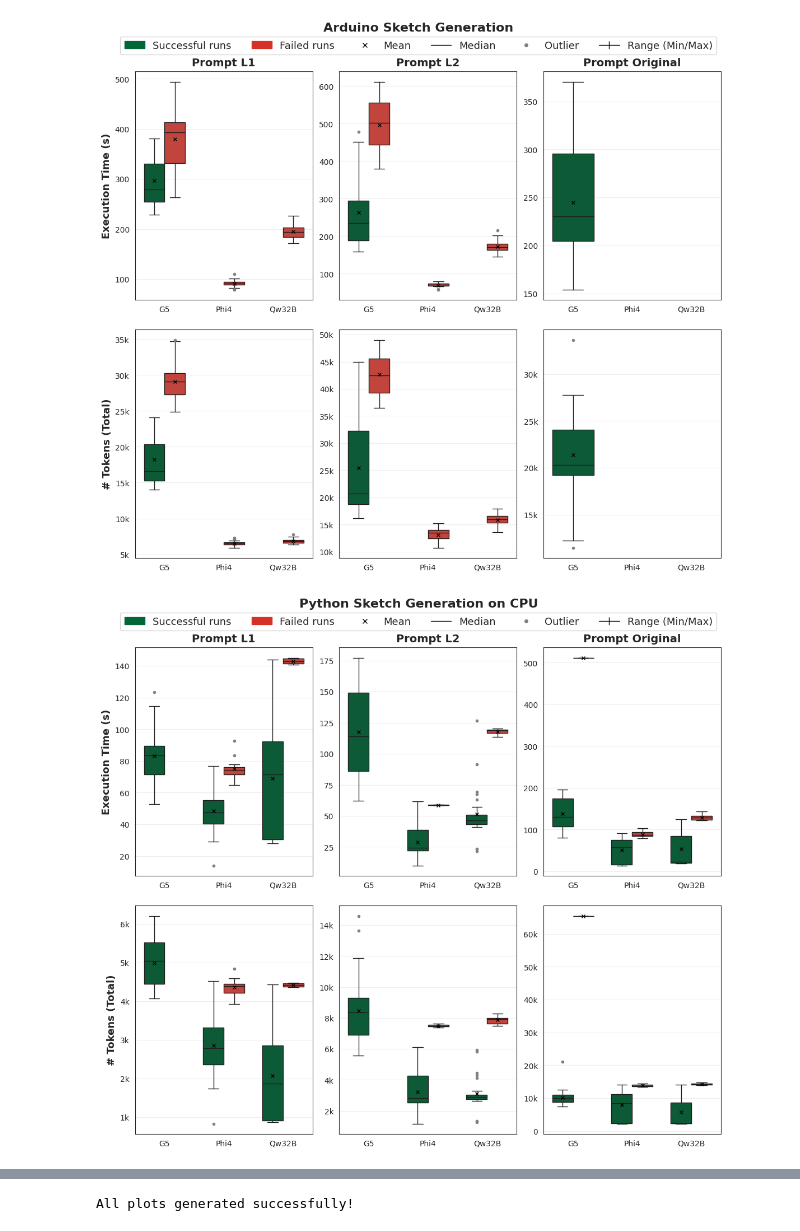
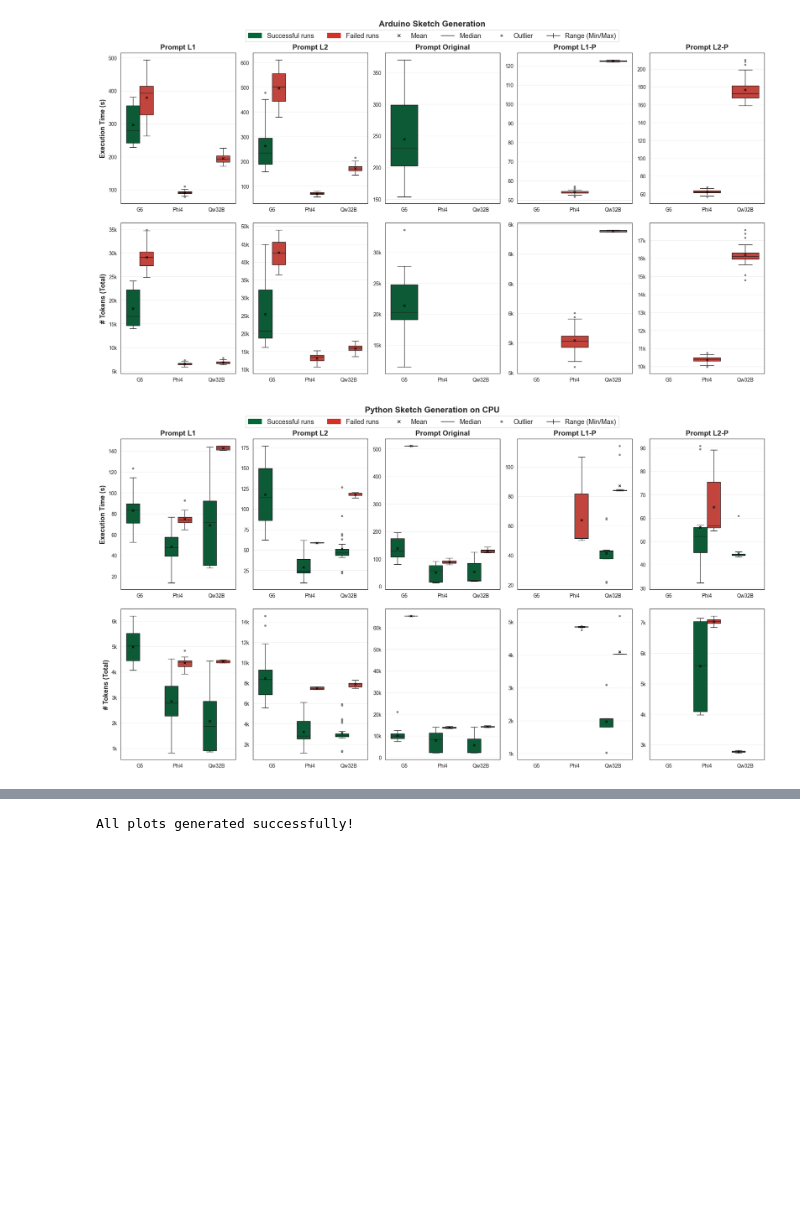
Before and after one commit to noahwo/benchmark-tinyml_llm-2026, a Jupyter notebook: plot-exploration/for-abla/box-plots_ablation.ipynb, the cells around one changed output, grey strips where cells are left out. Drawn from its saved outputs; the diff is of its cells as text; code cells hidden in the pictures; blank space fills up the shorter version.

Commit message:
update plottings

```diff
--- a/plot-exploration/for-abla/box-plots_ablation.ipynb
+++ b/plot-exploration/for-abla/box-plots_ablation.ipynb
@@ -64,8 +64,8 @@ PROCESSOR_LABELS = {
     "dp": "DP",
     "mc": "MC",
     "sg": "ArdSG",
-    "psg": "PySG-CPU",
-    "tpusg": "PySG-TPU",
+    "psg": "PyCPU-SG",
+    "tpusg": "PyTPU-SG",
 }
 
 # Prompt type labels and ordering
@@ -80,7 +80,7 @@ PROMPT_TYPE_LABELS = {
 # Ordering & Styling
 MODEL_ORDER_PREF = list(MODEL_LABELS.keys())
 PROCESSOR_ORDER_PREF = ["sg", "psg", "tpusg"]  # Only the three processors we want to plot
-PROMPT_TYPE_ORDER = ["abla-l1", "abla-l2", "original"]
+PROMPT_TYPE_ORDER = ["abla-l1", "abla-l2", "original", "abla-1p", "abla-2p"]
 
 # Filter to only models that exist in the data and map to display names
 models_in_data = [m for m in MODEL_ORDER_PREF if m in df['model'].unique()]
@@ -170,32 +170,32 @@ for proc in PROCESSOR_ORDER_PREF:
 
             # 2. Clean up
             if ax.get_legend():
                 ax.get_legend().remove()
             ax.set_xlabel("")
             ax.grid(axis='y', alpha=0.3)
 
             # 3. Styling
             # Y-label only on leftmost column
             ax.set_ylabel(metric['label'] if col_idx == 0 else "", fontweight='bold', fontsize=13)
 
             # Subplot title (prompt type) only on top row
             if row_idx == 0:
                 ax.set_title(PROMPT_TYPE_LABELS.get(prompt_type, prompt_type),
                            fontsize=14, weight='bold', pad=7)
 
             # Format y-axis if needed
             if metric['fmt']:
                 ax.yaxis.set_major_formatter(FuncFormatter(metric['fmt']))
 
     # Add legend to each figure
     fig.legend(handles=legend_elements, loc='upper center', ncol=6,
                bbox_to_anchor=(0.5, 0.965), fontsize=13, frameon=True)
 
     # Save figure
     plt.savefig(f"figs/box_{proc}_ablation.pdf", dpi=300, bbox_inches='tight')
     plt.show()
 
 print("All plots generated successfully!")
 # %% [output]
-[figure, old version]
+[figure, new version]
-[figure, old version]
+[figure, new version]
```
Also changed, not shown: parts of 2 cells of this notebook, 44 other files.
